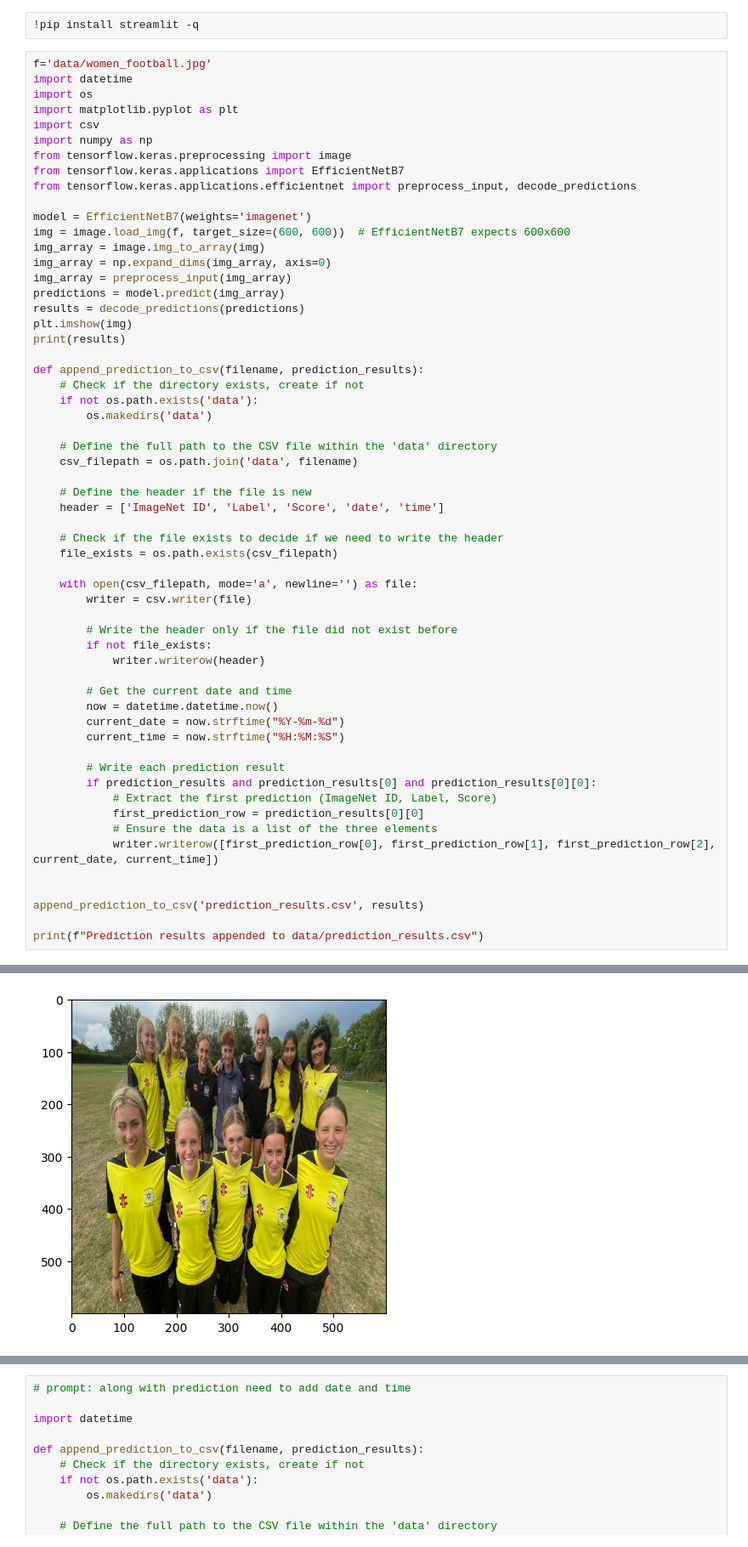
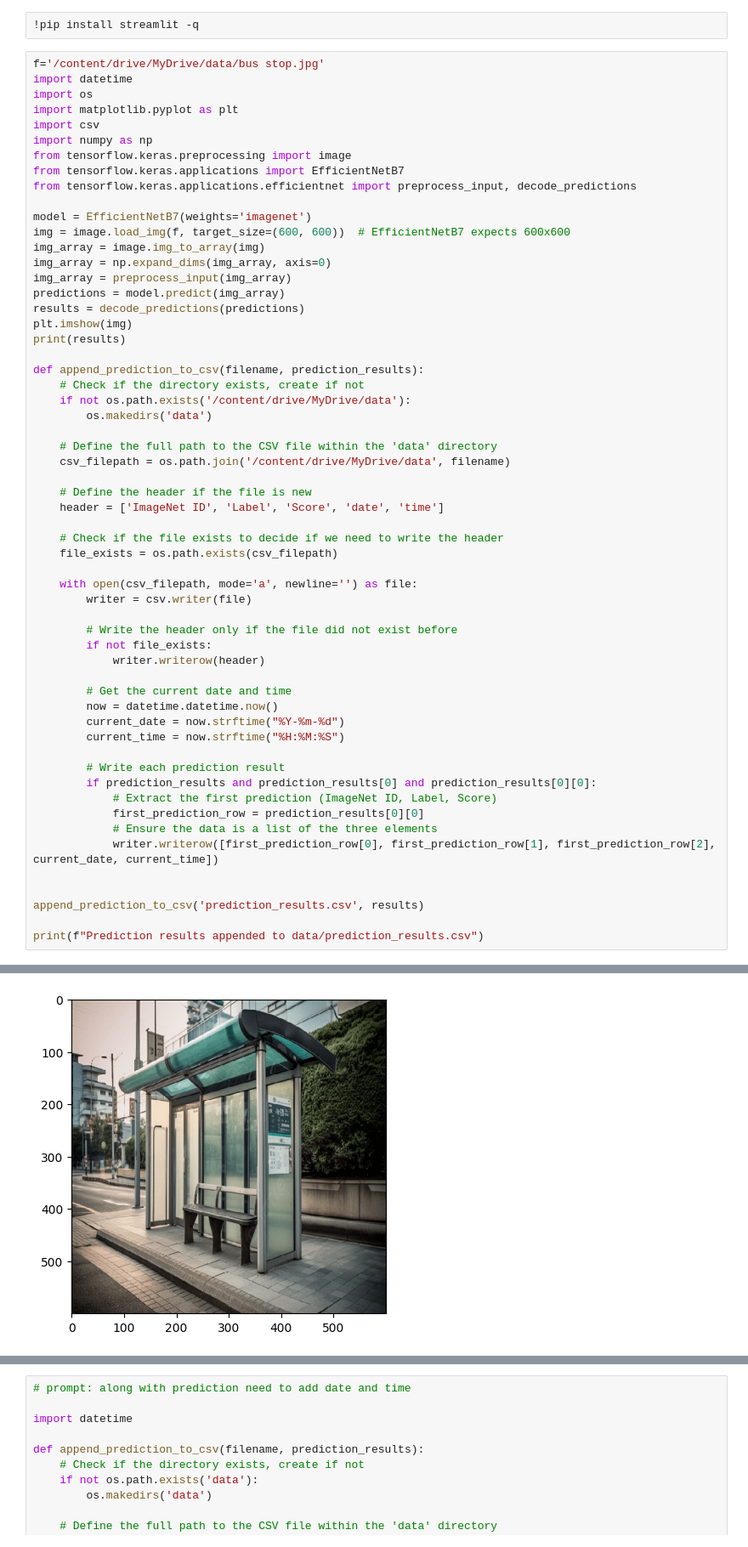
Before and after one commit to Dexter0013/Operations-on-Databases, a Jupyter notebook: csv_to_panda.ipynb, the cells around one changed output, grey strips where cells are left out. Shown at 85% size. Cells and saved outputs as stored; diff of their text form.

```diff
--- a/csv_to_panda.ipynb
+++ b/csv_to_panda.ipynb
@@ -5,7 +5,7 @@
 # %%
 !pip install streamlit -q
 # %%
-f='data/women_football.jpg'
+f='/content/drive/MyDrive/data/bus stop.jpg'
 import datetime
 import os
 import matplotlib.pyplot as plt
@@ -27,11 +27,11 @@ print(results)
 
 def append_prediction_to_csv(filename, prediction_results):
     # Check if the directory exists, create if not
-    if not os.path.exists('data'):
+    if not os.path.exists('/content/drive/MyDrive/data'):
         os.makedirs('data')
 
     # Define the full path to the CSV file within the 'data' directory
-    csv_filepath = os.path.join('data', filename)
+    csv_filepath = os.path.join('/content/drive/MyDrive/data', filename)
 
     # Define the header if the file is new
     header = ['ImageNet ID', 'Label', 'Score', 'date', 'time']
@@ -68,4 +68,4 @@ print(f"Prediction results appended to data/prediction_results.csv")
 Prediction results appended to data/prediction_results.csv
-[figure, old version]
+[figure, new version]
 # %%
 import pandas as pd
```
Also changed, not shown: parts of 4 cells of this notebook.
